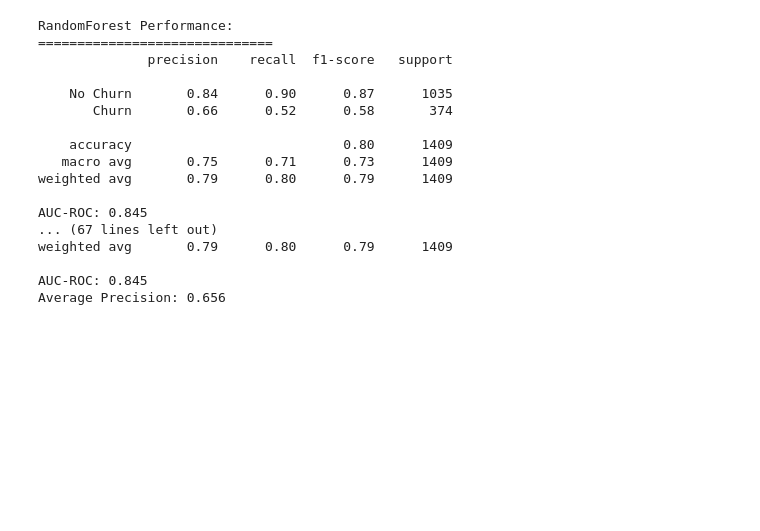
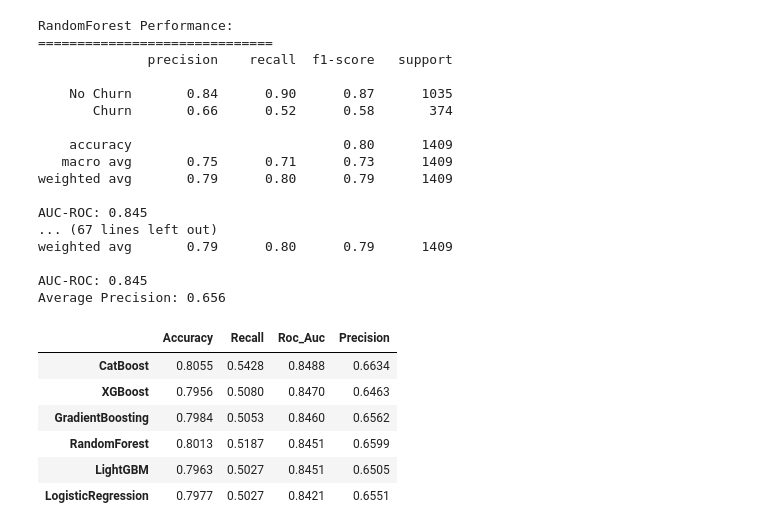
Before and after one commit to llazdll/churn_project, a Jupyter notebook: pipline.ipynb, the cells around one changed output. Saved outputs shown, nothing was run; the diff lists cells and outputs as text; code cells hidden in the pictures; blank space fills up the shorter version.

```diff
--- a/pipline.ipynb
+++ b/pipline.ipynb
@@ -811,3 +812,69 @@ weighted avg       0.79      0.80      0.79      1409
 
 AUC-ROC: 0.845
 Average Precision: 0.656
+# %%
+# =====================================================================
+# MODEL COMPARISON TABLE
+# Builds a single table (Accuracy / Recall / Roc_Auc / Precision) across
+# every fitted model in `best_models`. Add more entries to `best_models`
+# (e.g. class-weight variants) and re-run this cell to extend the table -
+# it doesn't assume any fixed set of model names.
+# =====================================================================
+
+from sklearn.metrics import accuracy_score, recall_score, precision_score
+
+def compare_models(models_dict, X_test, y_test):
+    """
+    models_dict: {display_name: fitted estimator/pipeline with predict & predict_proba}
+    X_test: either
+      - a single DataFrame, used for every model (fine when all models are full
+        Pipelines that take raw columns, like everything in `best_models`), OR
+      - a dict {display_name: X_test_for_that_model}, needed when some models
+        were fit on a different feature space - e.g. `model_selected` from the
+        feature-selection cell expects the already engineered/encoded/pruned
+        frame (X_test_selected), not raw X_test. Mixing a raw-input model and
+        a selected-features model in one call is exactly what throws
+        "feature names unseen at fit time" if you pass a single X_test.
+    """
+    if not isinstance(X_test, dict):
+        X_test = {name: X_test for name in models_dict}
+
+    rows = {}
+    for name, model in models_dict.items():
+        X_eval = X_test[name]
+        y_pred = model.predict(X_eval)
+        if hasattr(model, "predict_proba"):
+            y_score = model.predict_proba(X_eval)[:, 1]
+        else:
+            y_score = model.decision_function(X_eval)
+
+        rows[name] = {
+            'Accuracy': accuracy_score(y_test, y_pred),
+            'Recall': recall_score(y_test, y_pred),
+            'Roc_Auc': roc_auc_score(y_test, y_score),
+            'Precision': precision_score(y_test, y_pred)
+        }
+
+    comparison_df = pd.DataFrame(rows).T.round(4)
+    return comparison_df
+
+# `best_models` (LR/RF/XGBoost, from the earlier cell) are full Pipelines that
+# take raw columns -> use X_test.
+# `best_models_v2` (RandomForest/LogisticRegression/GradientBoosting/CatBoost/
+# XGBoost/LightGBM, from the cell above) were fit directly on the reduced,
+# already-encoded feature set -> use X_test_selected.
+all_models = {**best_models, **best_models_v2}
+X_test_map = {name: X_test for name in best_models}
+X_test_map.update({name: X_test_selected for name in best_models_v2})
+
+comparison_df = compare_models(all_models, X_test_map, y_test)
+comparison_df = comparison_df.sort_values('Roc_Auc', ascending=False)
+comparison_df
+# %% [output]
+|  | Accuracy | Recall | Roc_Auc | Precision |
+| CatBoost | 0.8055 | 0.5428 | 0.8488 | 0.6634 |
+| XGBoost | 0.7956 | 0.5080 | 0.8470 | 0.6463 |
+| GradientBoosting | 0.7984 | 0.5053 | 0.8460 | 0.6562 |
+| RandomForest | 0.8013 | 0.5187 | 0.8451 | 0.6599 |
+| LightGBM | 0.7963 | 0.5027 | 0.8451 | 0.6505 |
+| LogisticRegression | 0.7977 | 0.5027 | 0.8421 | 0.6551 |
```
Also changed, not shown: parts of 2 cells of this notebook, 10 other files.
